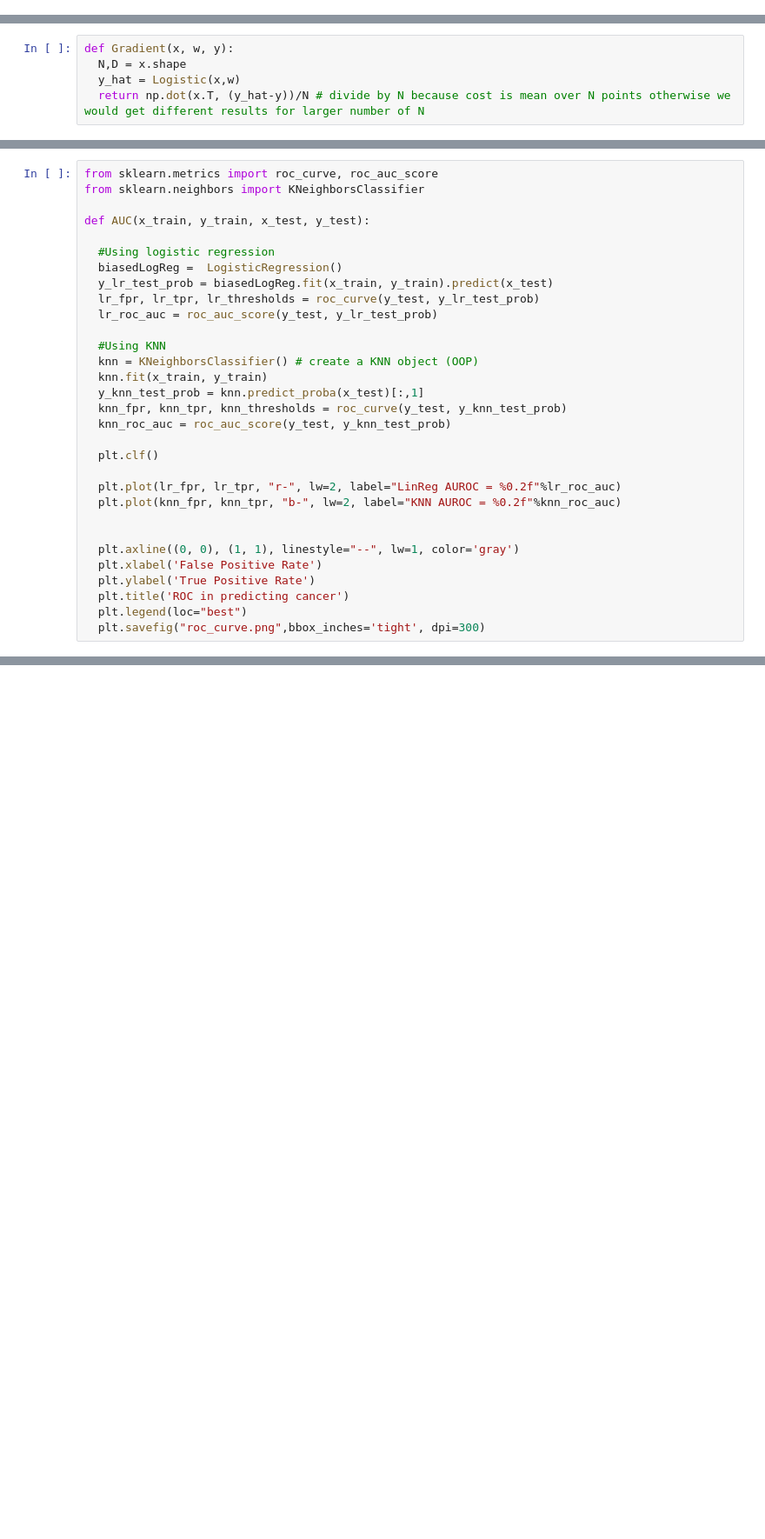
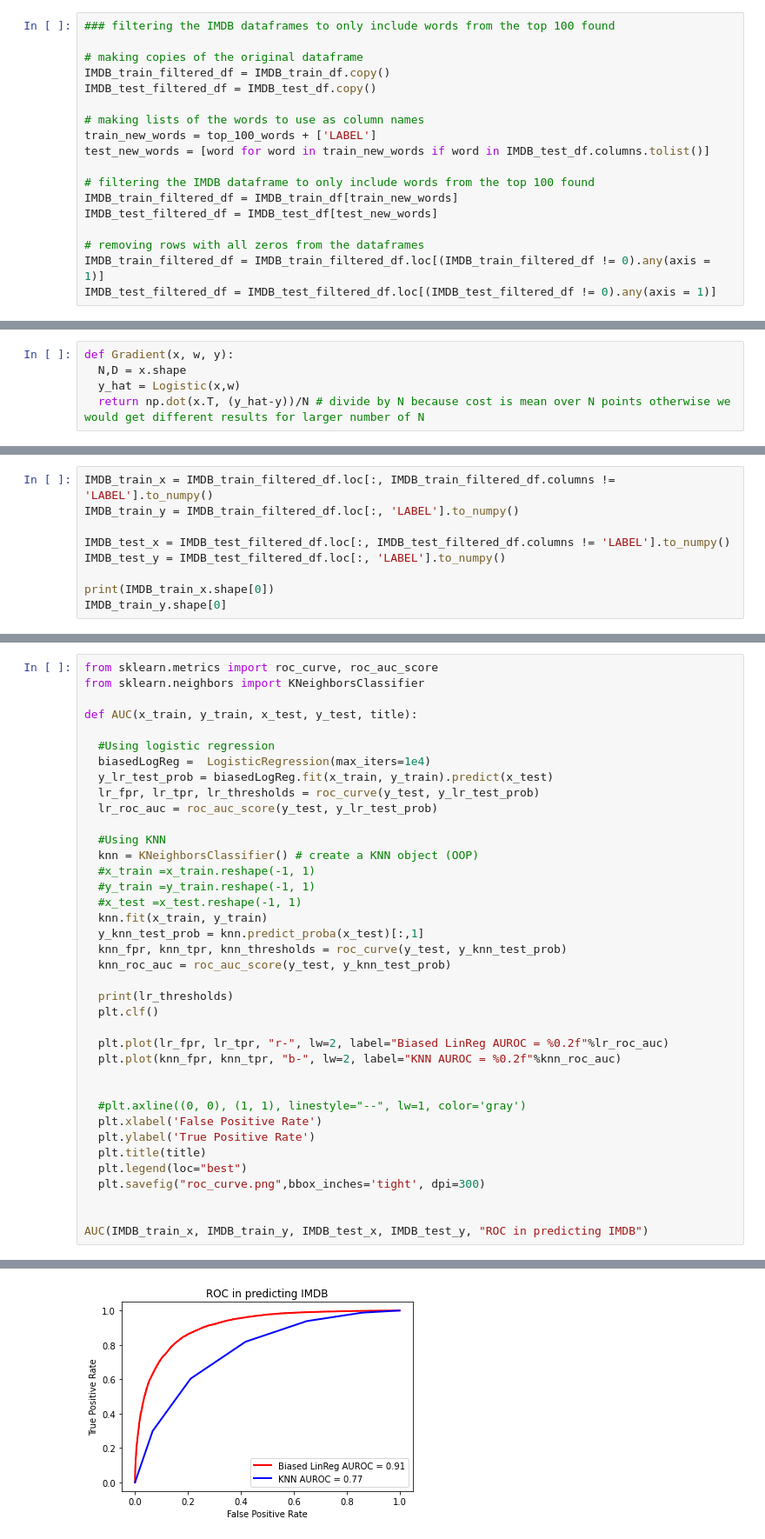
Before and after one commit to faithrts/ML-Intro, a Jupyter notebook: A2_Draft.ipynb, the cells around one changed output, grey strips where cells are left out. Shown at 87% size. Cells and saved outputs as stored; diff of their text form; blank space fills up the shorter version.

```diff
--- a/A2_Draft.ipynb
+++ b/A2_Draft.ipynb
@@ -16,0 +393,18 @@ np.random.seed(1234)
+# %%
+### filtering the IMDB dataframes to only include words from the top 100 found
+
+# making copies of the original dataframe
+IMDB_train_filtered_df = IMDB_train_df.copy()
+IMDB_test_filtered_df = IMDB_test_df.copy()
+
+# making lists of the words to use as column names
+train_new_words = top_100_words + ['LABEL']
+test_new_words = [word for word in train_new_words if word in IMDB_test_df.columns.tolist()]
+
+# filtering the IMDB dataframe to only include words from the top 100 found
+IMDB_train_filtered_df = IMDB_train_df[train_new_words]
+IMDB_test_filtered_df = IMDB_test_df[test_new_words]
+
+# removing rows with all zeros from the dataframes
+IMDB_train_filtered_df = IMDB_train_filtered_df.loc[(IMDB_train_filtered_df != 0).any(axis = 1)]
+IMDB_test_filtered_df = IMDB_test_filtered_df.loc[(IMDB_test_filtered_df != 0).any(axis = 1)]
@@ -121,0 +553,9 @@ class Multinomial_logistic:
+# %%
+IMDB_train_x = IMDB_train_filtered_df.loc[:, IMDB_train_filtered_df.columns != 'LABEL'].to_numpy()
+IMDB_train_y = IMDB_train_filtered_df.loc[:, 'LABEL'].to_numpy()
+
+IMDB_test_x = IMDB_test_filtered_df.loc[:, IMDB_test_filtered_df.columns != 'LABEL'].to_numpy()
+IMDB_test_y = IMDB_test_filtered_df.loc[:, 'LABEL'].to_numpy()
+
+print(IMDB_train_x.shape[0])
+IMDB_train_y.shape[0]
@@ -125,30 +572,38 @@ Area Under Curve
 from sklearn.metrics import roc_curve, roc_auc_score
 from sklearn.neighbors import KNeighborsClassifier
 
-def AUC(x_train, y_train, x_test, y_test):
+def AUC(x_train, y_train, x_test, y_test, title):
 
   #Using logistic regression
-  biasedLogReg =  LogisticRegression()
+  biasedLogReg =  LogisticRegression(max_iters=1e4)
   y_lr_test_prob = biasedLogReg.fit(x_train, y_train).predict(x_test)
   lr_fpr, lr_tpr, lr_thresholds = roc_curve(y_test, y_lr_test_prob)
   lr_roc_auc = roc_auc_score(y_test, y_lr_test_prob)
 
   #Using KNN
   knn = KNeighborsClassifier() # create a KNN object (OOP)
+  #x_train =x_train.reshape(-1, 1)
+  #y_train =y_train.reshape(-1, 1)
+  #x_test =x_test.reshape(-1, 1)
   knn.fit(x_train, y_train)
   y_knn_test_prob = knn.predict_proba(x_test)[:,1]
   knn_fpr, knn_tpr, knn_thresholds = roc_curve(y_test, y_knn_test_prob)
   knn_roc_auc = roc_auc_score(y_test, y_knn_test_prob)
 
+  print(lr_thresholds)
   plt.clf()
 
-  plt.plot(lr_fpr, lr_tpr, "r-", lw=2, label="LinReg AUROC = %0.2f"%lr_roc_auc)
+  plt.plot(lr_fpr, lr_tpr, "r-", lw=2, label="Biased LinReg AUROC = %0.2f"%lr_roc_auc)
   plt.plot(knn_fpr, knn_tpr, "b-", lw=2, label="KNN AUROC = %0.2f"%knn_roc_auc)
 
 
-  plt.axline((0, 0), (1, 1), linestyle="--", lw=1, color='gray')
+  #plt.axline((0, 0), (1, 1), linestyle="--", lw=1, color='gray')
   plt.xlabel('False Positive Rate')
   plt.ylabel('True Positive Rate')
-  plt.title('ROC in predicting cancer')
+  plt.title(title)
   plt.legend(loc="best")
   plt.savefig("roc_curve.png",bbox_inches='tight', dpi=300)
+
+
+AUC(IMDB_train_x, IMDB_train_y, IMDB_test_x, IMDB_test_y, "ROC in predicting IMDB")
+# %% [output]
@@ -154,0 +627 @@ def AUC(x_train, y_train, x_test, y_test):
+[figure, added]
```
Also changed, not shown: parts of 58 cells of this notebook.
